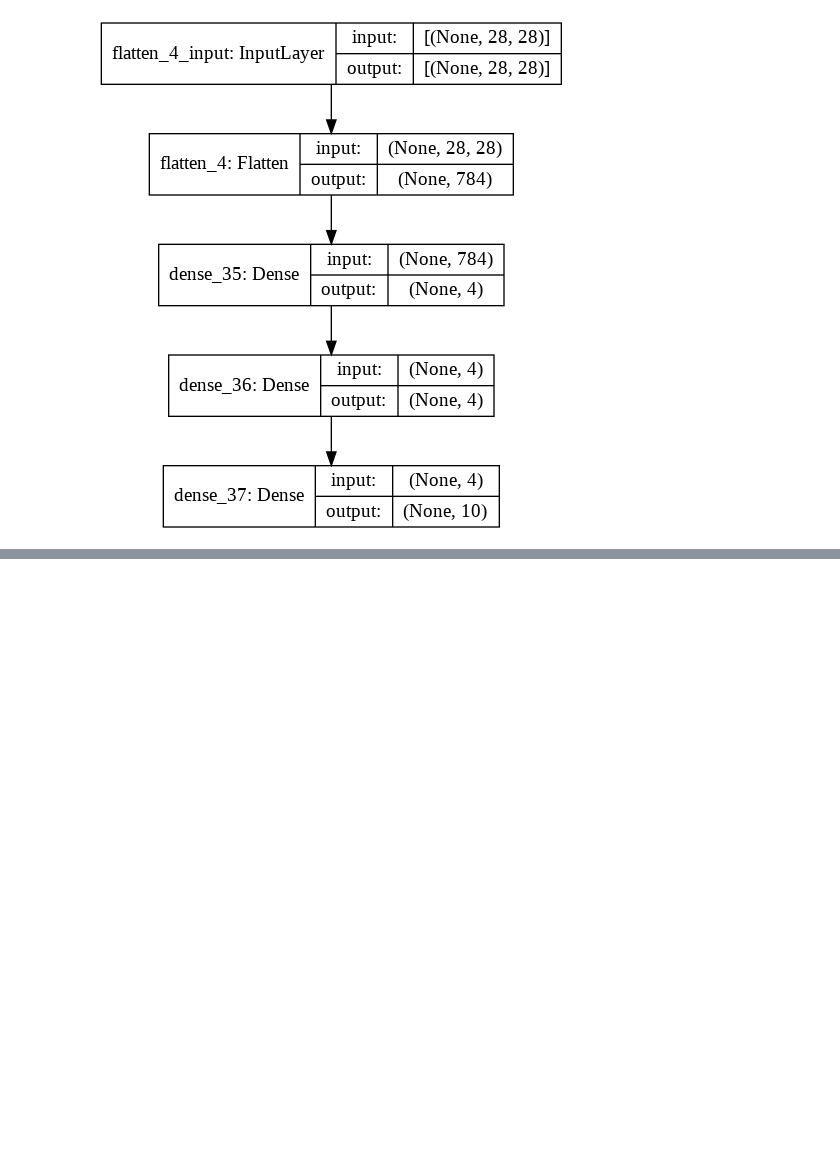
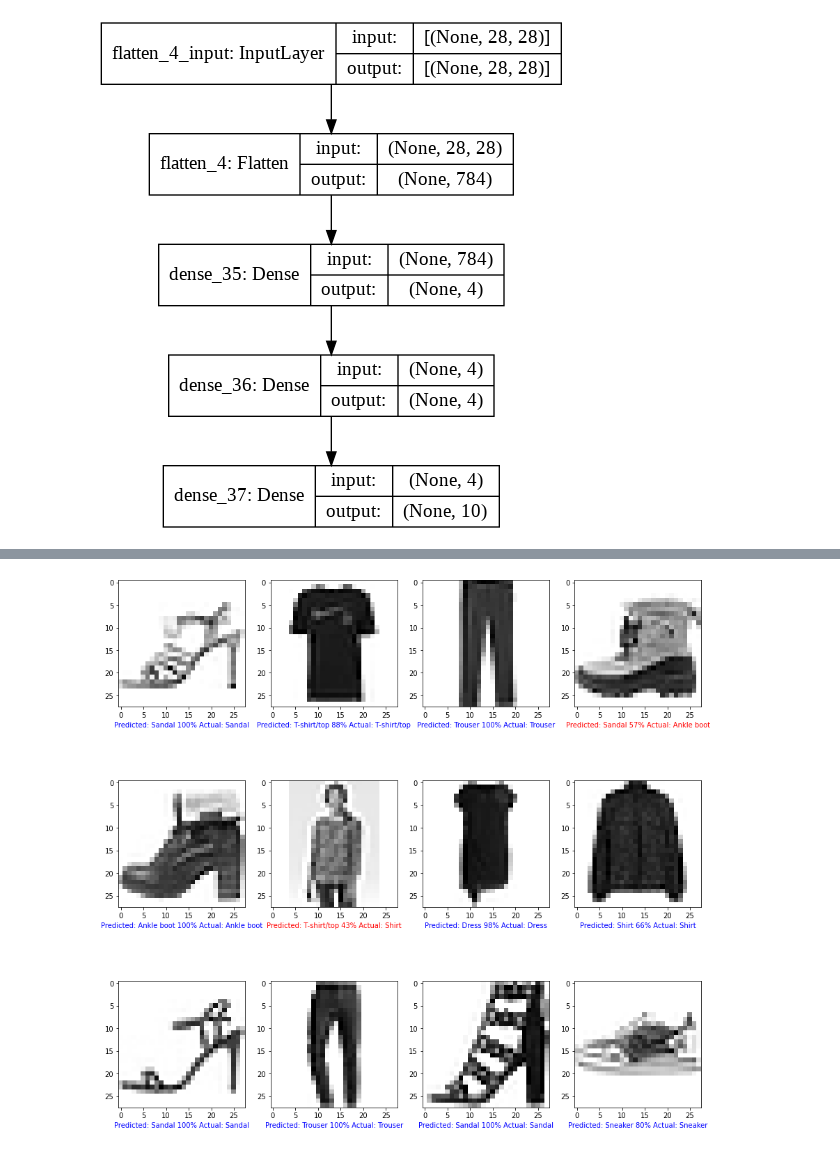
Before and after one commit to imran9891/TensorFlow, a Jupyter notebook: 02_neural_network_classification_with_tensorflow.ipynb, the cells around one changed output, grey strips where cells are left out. Drawn from its saved outputs; the diff is of its cells as text; code cells hidden in the pictures; blank space fills up the shorter version.

```diff
--- a/02_neural_network_classification_with_tensorflow.ipynb
+++ b/02_neural_network_classification_with_tensorflow.ipynb
@@ -1117,7 +1130,7 @@ threshold = (cm.max() + cm.min()) / 2 # 49.5
 # cm[0,0],cm[0,1],cm[1,0],cm[1,1] # (99, 2, 0, 99)
 
 # Plot the text on each cell
-for i,j in itertools.product(range(cm.shape[0]),range(cm.shape[1])):
+for i,j in itertools.product(range(n_classes),range(n_classes)):
   plt.text(j, i, f"{cm[i,j]}({cm_norm[i,j]*100:.1f}%)",
            horizontalalignment="center",
            color='white' if cm[i,j] > threshold else "black",
@@ -1725,0 +1782,29 @@ plot_model(model_14, show_shapes=True)
+# %%
+import random
+def plot_multiple_images(model,images,truth,classes,figsize=(10,10)):
+  """
+  Takes randomly any numbers from the test images and plot them
+  """
+  plt.figure(figsize=figsize)
+  for i in range(12):
+    plt.subplot(3,4,i+1)
+    num = random.choice(range(len(images)))
+    y_pred = model.predict(images[num].reshape(1,28,28))
+    y_preds = y_pred.argmax()
+    if classes[y_preds] == classes[truth[num]]:
+      color = 'blue'
+    else:
+      color='red'
+    plt.imshow(images[num],cmap=plt.cm.binary)
+    plt.xlabel("Predicted: {} {:2.0f}% Actual: {}".format(classes[y_preds],
+                                                         100*tf.reduce_max(y_pred),
+                                                         classes[truth[num]]),
+               color=color)
+# %%
+plot_multiple_images(model = model_15,
+                     images = test_data_norm,
+                     truth = test_labels,
+                     classes = class_names,
+                     figsize=(15,15))
+# %% [output]
+[figure, added]
```
Also changed, not shown: parts of 14 cells of this notebook.
